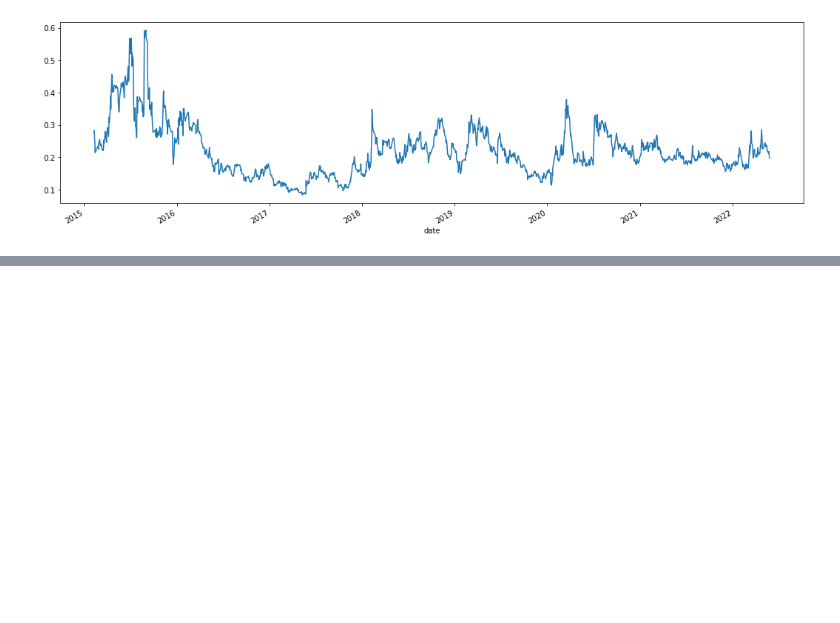
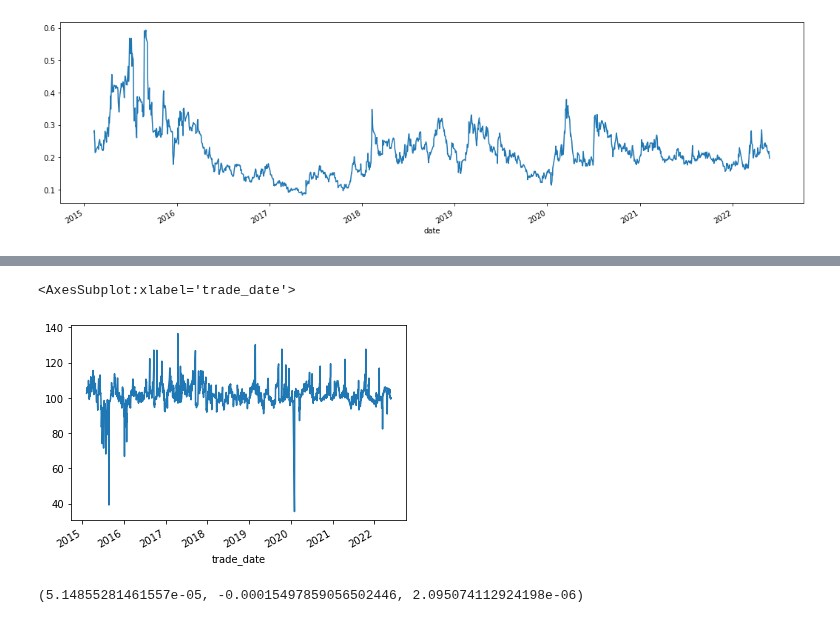
Before and after one commit to hugo2046/QuantsPlaybook, a Jupyter notebook: C-择时类/C-VIX中国版VIX编制手册/test.ipynb, the cells around one changed output, grey strips where cells are left out. Cells and saved outputs as stored; diff of their text form; code cells hidden in the pictures; blank space fills up the shorter version.

```diff
--- a/C-择时类/C-VIX中国版VIX编制手册/test.ipynb
+++ b/C-择时类/C-VIX中国版VIX编制手册/test.ipynb
@@ -23,3 +23,7 @@ vix = data_all.groupby('date').apply(lambda x:get_daily_vix(x).vix)
 vix.plot(figsize=(18,5));
 # %% [output]
 [figure]
+# %%
+cvix_func = CVIX(data_all)
+
+cvix_func.vix()
@@ -25,0 +78,20 @@ vix.plot(figsize=(18,5));
+# %%
+
+next_variable = pd.DataFrame(cvix_func.variable_dict['next'])
+near_variable = pd.DataFrame(cvix_func.variable_dict['near'])
+
+next_s = _get_s(next_variable)
+near_s = _get_s(near_variable)
+df = pd.concat((near_variable['term'],next_variable['term'],near_s,next_s),axis=1)
+df.columns = ['t1','t2','p1','p2']
+# %%
+df['w'] = df.apply(lambda x:calc_weight(x['t1'],x['t2']),axis=1)
+# %%
+df.apply(lambda x:100 - 10 * (x['w'] * x['p1'] + (1-x['w']) * x['p1']),axis=1).plot()
+# %% [output]
+<AxesSubplot:xlabel='trade_date'>
+[figure, added]
+# %%
+calc_epsilons(2.778,2.75)
+# %% [output]
+(5.14855281461557e-05, -0.00015497859056502446, 2.095074112924198e-06)
```
Also changed, not shown: parts of 7 cells of this notebook, 2 other files.
